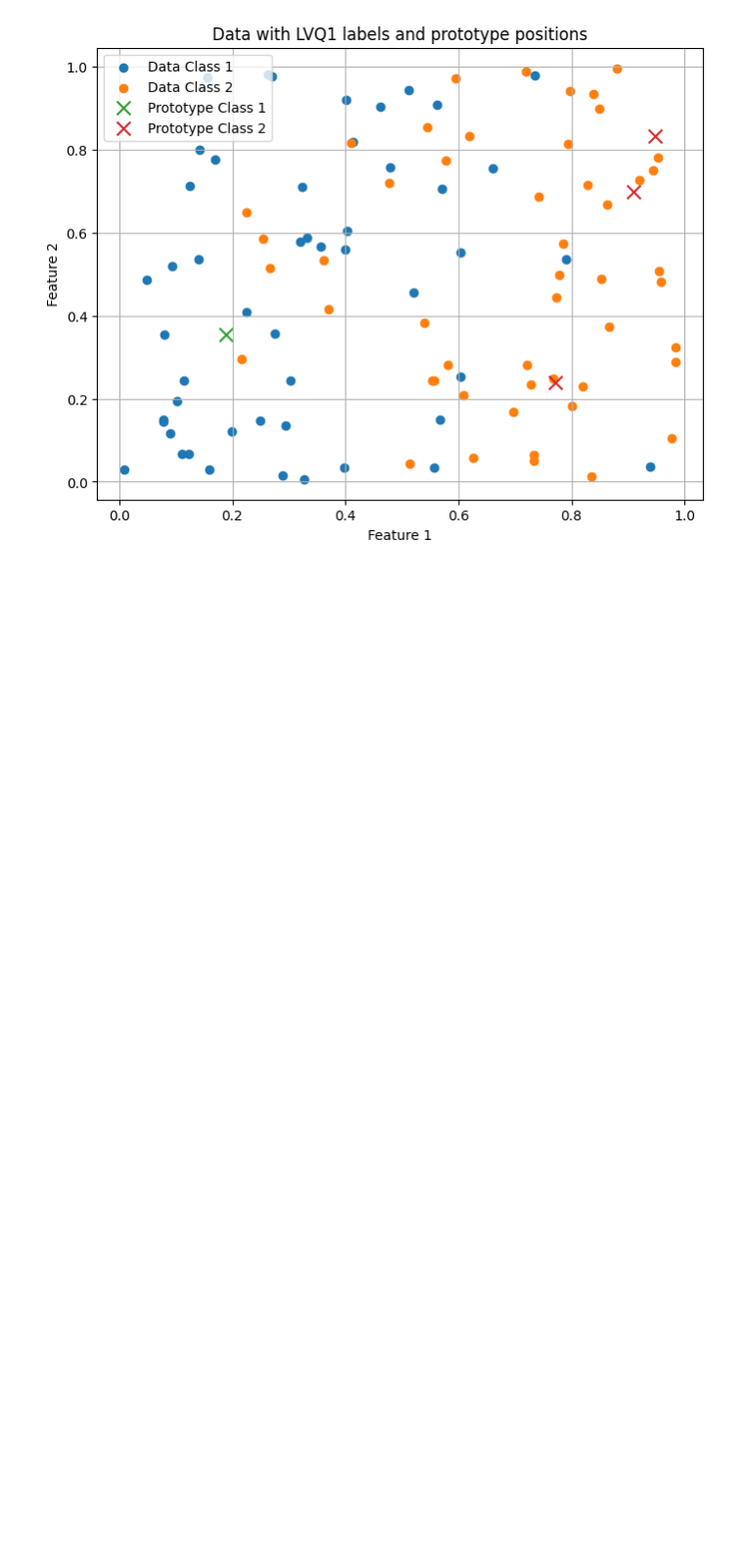
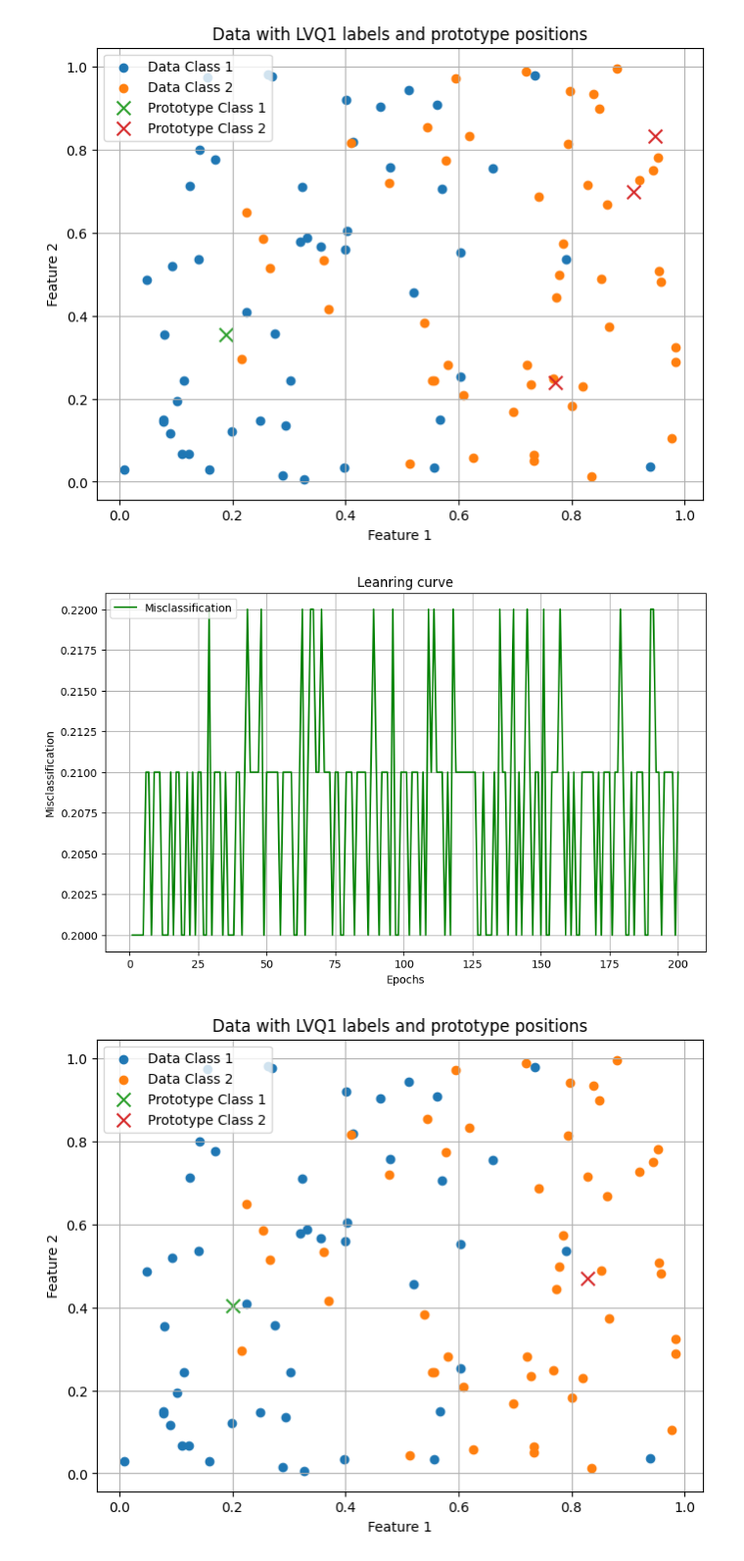
Before and after one commit to put101/intro-ml-2023, a Jupyter notebook: AS5-LVQ/main.ipynb, the cells around one changed output. Shown: that part at 98% size. Drawn from its saved outputs; the diff is of its cells as text; code cells hidden in the pictures; blank space fills up the shorter version.

```diff
--- a/AS5-LVQ/main.ipynb
+++ b/AS5-LVQ/main.ipynb
@@ -19,18 +19,23 @@ print(np.shape(data))
 (100,)
 (100, 2)
 # %%
-def LVQ1(data:np.array, data_labels:np.array, K:int, learning_rate:float, epochs:int):
+def LVQ1(data:np.array, data_labels:np.array, K:int, learning_rate:float, epochs:int, init_prototypes:np.array = None, init_prototype_labels:np.array = None):
     N = len(data[0]) # number of features, dimensionality of data
     P = len(data) # number of data points
 
-    # initialize each prototype by random selection of a data point from the corre-sponding class
-    # make sure one prototype is from each class
-    random_indices = []
-    while len(np.unique(data_labels[random_indices])) != len(np.unique(data_labels)):
-        random_indices = np.random.choice(P, K, replace=False)
+    if init_prototypes is None:
+        # initialize each prototype by random selection of a data point from the corre-sponding class
+        # make sure one prototype is from each class
+        random_indices = []
+        while len(np.unique(data_labels[random_indices])) != len(np.unique(data_labels)):
+            random_indices = np.random.choice(P, K, replace=False)
 
-    prototypes = data[random_indices]
-    prototypes_labels = data_labels[random_indices]
+        prototypes = data[random_indices]
+        prototypes_labels = data_labels[random_indices]
+    else:
+        prototypes = init_prototypes
+        prototypes_labels = init_prototype_labels
+
     training_error = []
 
     for t in range(epochs):
@@ -59,7 +64,7 @@ def plot_learning_curve(training_error:[],epochs:int):
     plt.plot(range(1, epochs + 1), training_error, label='Misclassification', color='green')
     plt.xlabel('Epochs')
     plt.ylabel('Misclassification')
-    plt.title('Leanring curve')
+    plt.title('Learning curve')
     plt.legend()
     plt.grid(True)
     plt.show()
@@ -131,3 +136,27 @@ plotTrainingResult(data, prototypes, actual_labels, prototypes_labels)
 [figure]
 [figure]
 [figure]
+# %%
+# bonus
+
+# initialize prototypes in (or very close to) the class-conditional mean vectors and
+# compare the learning curves with those of the random initialization
+
+class_mean_vectors = []
+init_prototype_labels = np.unique(actual_labels)
+for label in init_prototype_labels:
+    class_mean_vectors.append(np.mean(data[actual_labels == label], axis=0))
+class_mean_vectors = np.array(class_mean_vectors)
+
+# run
+prototypes_per_class = 1
+K = len(np.unique(actual_labels)) * prototypes_per_class
+learning_rate =  0.002
+epochs = 200
+N,P,prototypes,prototypes_labels, training_error = LVQ1(data, actual_labels, K, learning_rate, epochs, class_mean_vectors, init_prototype_labels)
+
+plot_learning_curve(training_error,epochs)
+plotTrainingResult(data, prototypes, actual_labels, prototypes_labels)
+# %% [output]
+[figure, added]
+[figure, added]
```
Also changed, not shown: parts of 2 cells of this notebook, 2 other files.
